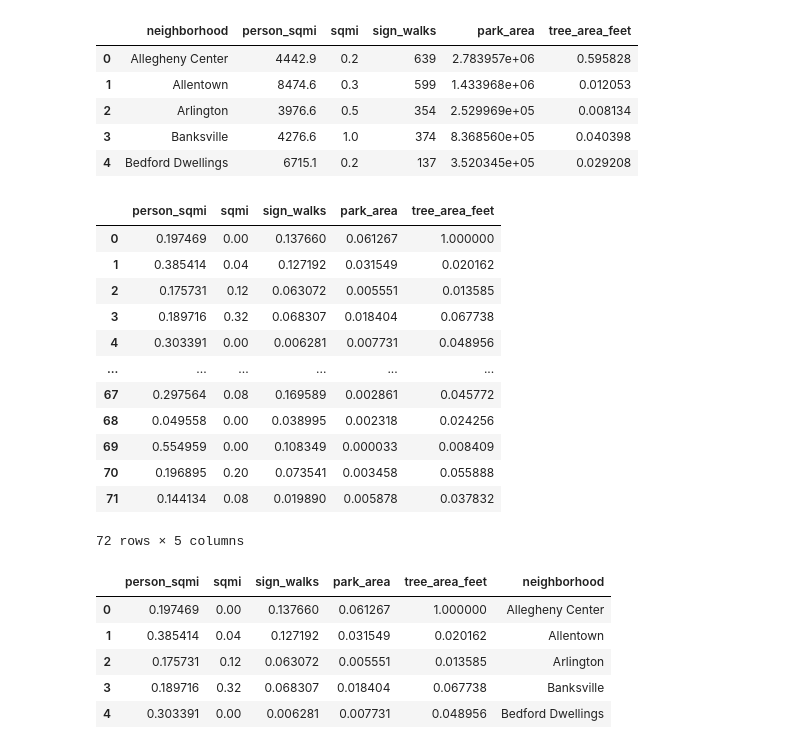
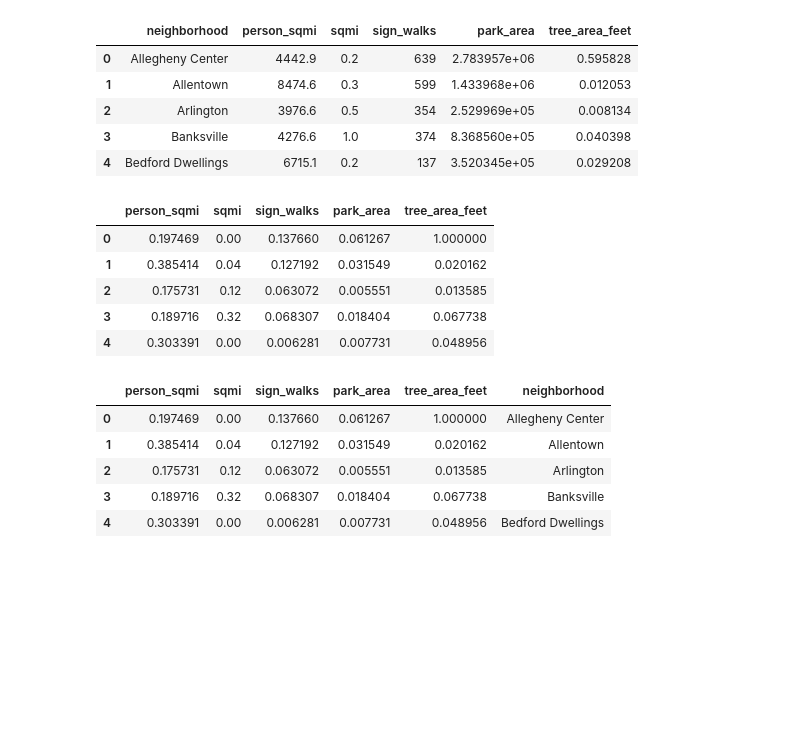
Before and after one commit to cj-haas/Big_Ideas_Final, a Jupyter notebook: where_to_buck.ipynb, the cells around one changed output. Saved outputs shown, nothing was run; the diff lists cells and outputs as text; code cells hidden in the pictures; blank space fills up the shorter version.

```diff
--- a/where_to_buck.ipynb
+++ b/where_to_buck.ipynb
@@ -375,24 +393,17 @@ normal = frame.drop(columns = ["neighborhood"])
 # %%
 # data normalization to set every measure between 1 and 0 as a way to create a normal score.
 from sklearn.preprocessing import MinMaxScaler
 scaler = MinMaxScaler()
 scaler.fit(normal)
 scaled = scaler.fit_transform(normal)
 scaled_df = pd.DataFrame(scaled, columns=normal.columns)
-scaled_df
+scaled_df.head()
 # %% [output]
 |  | person_sqmi | sqmi | sign_walks | park_area | tree_area_feet |
 | 0 | 0.197469 | 0.00 | 0.137660 | 0.061267 | 1.000000 |
 | 1 | 0.385414 | 0.04 | 0.127192 | 0.031549 | 0.020162 |
 | 2 | 0.175731 | 0.12 | 0.063072 | 0.005551 | 0.013585 |
 | 3 | 0.189716 | 0.32 | 0.068307 | 0.018404 | 0.067738 |
 | 4 | 0.303391 | 0.00 | 0.006281 | 0.007731 | 0.048956 |
-| ... | ... | ... | ... | ... | ... |
-| 67 | 0.297564 | 0.08 | 0.169589 | 0.002861 | 0.045772 |
-| 68 | 0.049558 | 0.00 | 0.038995 | 0.002318 | 0.024256 |
-| 69 | 0.554959 | 0.00 | 0.108349 | 0.000033 | 0.008409 |
-| 70 | 0.196895 | 0.20 | 0.073541 | 0.003458 | 0.055888 |
-| 71 | 0.144134 | 0.08 | 0.019890 | 0.005878 | 0.037832 |
-72 rows × 5 columns
 # %%
 scaled_df["neighborhood"] = frame["neighborhood"]
```
Also changed, not shown: parts of 16 cells of this notebook.
